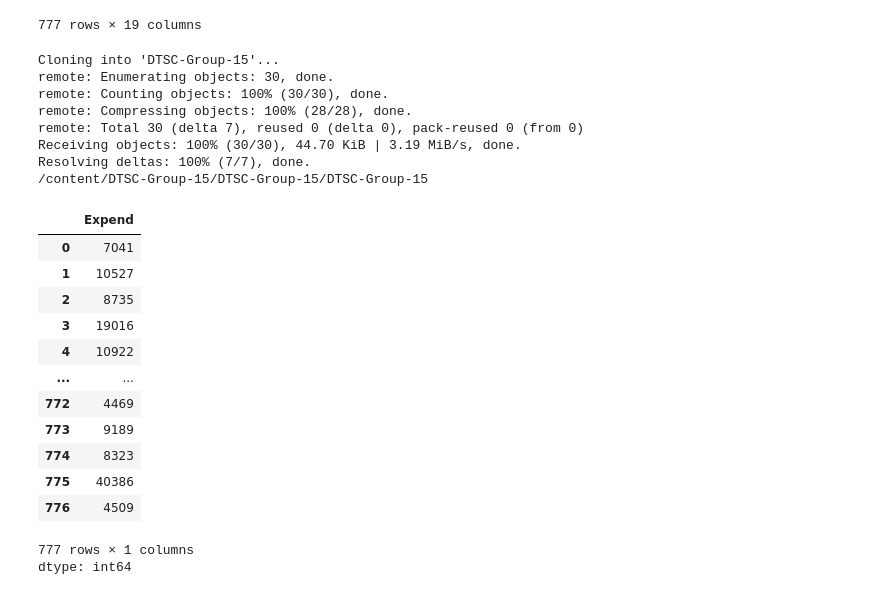
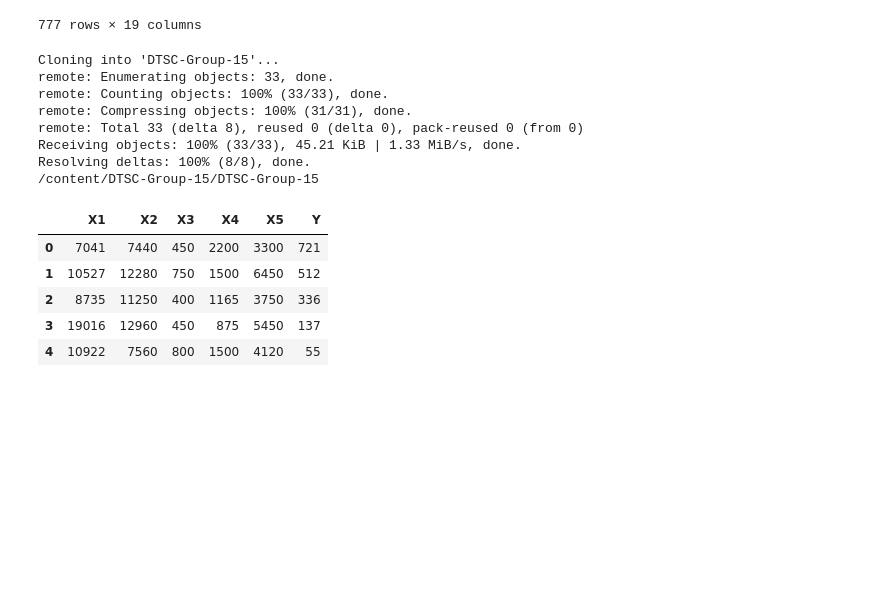
Before and after one commit to nikkhot/DTSC-Group-15, a Jupyter notebook: Dataset_Group_15.ipynb, the cells around one changed output. Drawn from its saved outputs; the diff is of its cells as text; code cells hidden in the pictures; blank space fills up the shorter version.

```diff
--- a/Dataset_Group_15.ipynb
+++ b/Dataset_Group_15.ipynb
@@ -62,35 +62,18 @@ import pandas as pd
 !git clone https://github.com/nikkhot/DTSC-Group-15
 %cd DTSC-Group-15
 df = pd.read_csv("College_Data_dataset.csv")
-x1=df["Expend"]
-x2=df["Outstate"]
-x3=df["Books"]
-x4=df["Personal"]
-x5= df["Room.Board"]
-y = df['Enroll']
+X1=df["Expend"]
+X2=df["Outstate"]
+X3=df["Books"]
+X4=df["Personal"]
+X5= df["Room.Board"]
+Y = df['Enroll']
 # %% [output]
 Cloning into 'DTSC-Group-15'...
-remote: Enumerating objects: 30, done.
-remote: Counting objects: 100% (30/30), done.
-remote: Compressing objects: 100% (28/28), done.
-remote: Total 30 (delta 7), reused 0 (delta 0), pack-reused 0 (from 0)
-Receiving objects: 100% (30/30), 44.70 KiB | 3.19 MiB/s, done.
-Resolving deltas: 100% (7/7), done.
-/content/DTSC-Group-15/DTSC-Group-15/DTSC-Group-15
+remote: Enumerating objects: 33, done.
+remote: Counting objects: 100% (33/33), done.
+remote: Compressing objects: 100% (31/31), done.
+remote: Total 33 (delta 8), reused 0 (delta 0), pack-reused 0 (from 0)
+Receiving objects: 100% (33/33), 45.21 KiB | 1.33 MiB/s, done.
+Resolving deltas: 100% (8/8), done.
+/content/DTSC-Group-15/DTSC-Group-15
-# %%
-x1
-# %% [output]
-|  | Expend |
-| 0 | 7041 |
-| 1 | 10527 |
-| 2 | 8735 |
-| 3 | 19016 |
-| 4 | 10922 |
-| ... | ... |
-| 772 | 4469 |
-| 773 | 9189 |
-| 774 | 8323 |
-| 775 | 40386 |
-| 776 | 4509 |
-777 rows × 1 columns
-dtype: int64
@@ -96,0 +82,9 @@ dtype: int64
+# %%
+df2.head()
+# %% [output]
+|  | X1 | X2 | X3 | X4 | X5 | Y |
+| 0 | 7041 | 7440 | 450 | 2200 | 3300 | 721 |
+| 1 | 10527 | 12280 | 750 | 1500 | 6450 | 512 |
+| 2 | 8735 | 11250 | 400 | 1165 | 3750 | 336 |
+| 3 | 19016 | 12960 | 450 | 875 | 5450 | 137 |
+| 4 | 10922 | 7560 | 800 | 1500 | 4120 | 55 |
```
Also changed, not shown: parts of 2 cells of this notebook.
